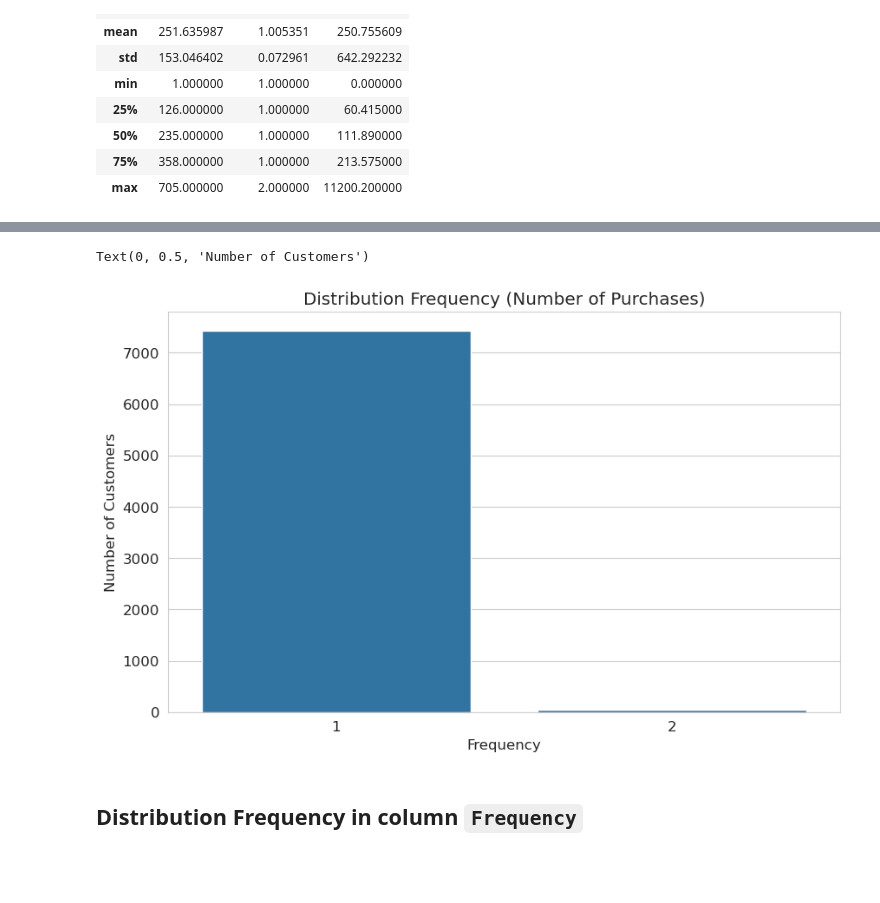
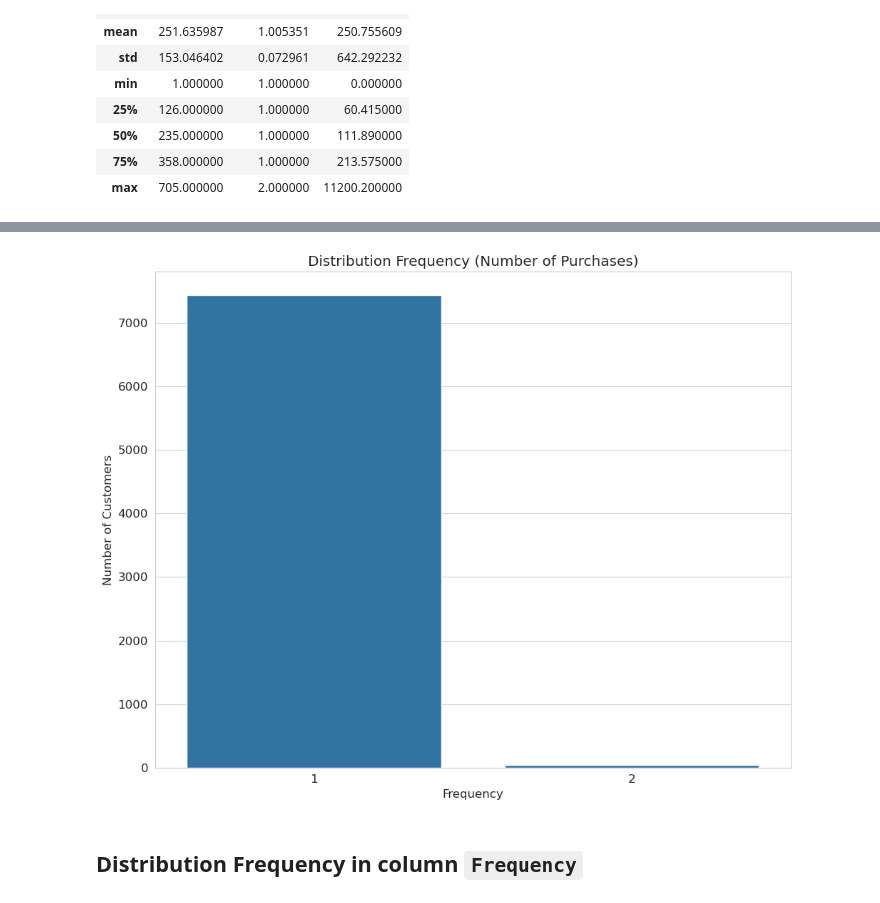
Before and after one commit to RizkiRdm/Olist-E-commerce-Performance-Analysis, a Jupyter notebook: notebooks/customer_analysis.ipynb, the cells around one changed output, grey strips where cells are left out. Drawn from its saved outputs; the diff is of its cells as text; code cells hidden in the pictures; blank space fills up the shorter version.

```diff
--- a/notebooks/customer_analysis.ipynb
+++ b/notebooks/customer_analysis.ipynb
@@ -61,12 +65,15 @@ Text(0, 0.5, 'Number of Customers')
 # %%
 # Plot Frequency
+plt.figure(figsize=(10, 8))
 sns.countplot(x="Frequency", data=ecom_data_df)
 plt.title("Distribution Frequency (Number of Purchases)")
 plt.xlabel("Frequency")
 plt.ylabel("Number of Customers")
+
+plt.tight_layout()
+plt.show()
 # %% [output]
-Text(0, 0.5, 'Number of Customers')
-[figure, old version]
+[figure, new version]
 # %% [markdown]
 ##  Distribution Frequency in column `Frequency`
 # %%
```
Also changed, not shown: parts of 6 cells of this notebook, 9 other files.
